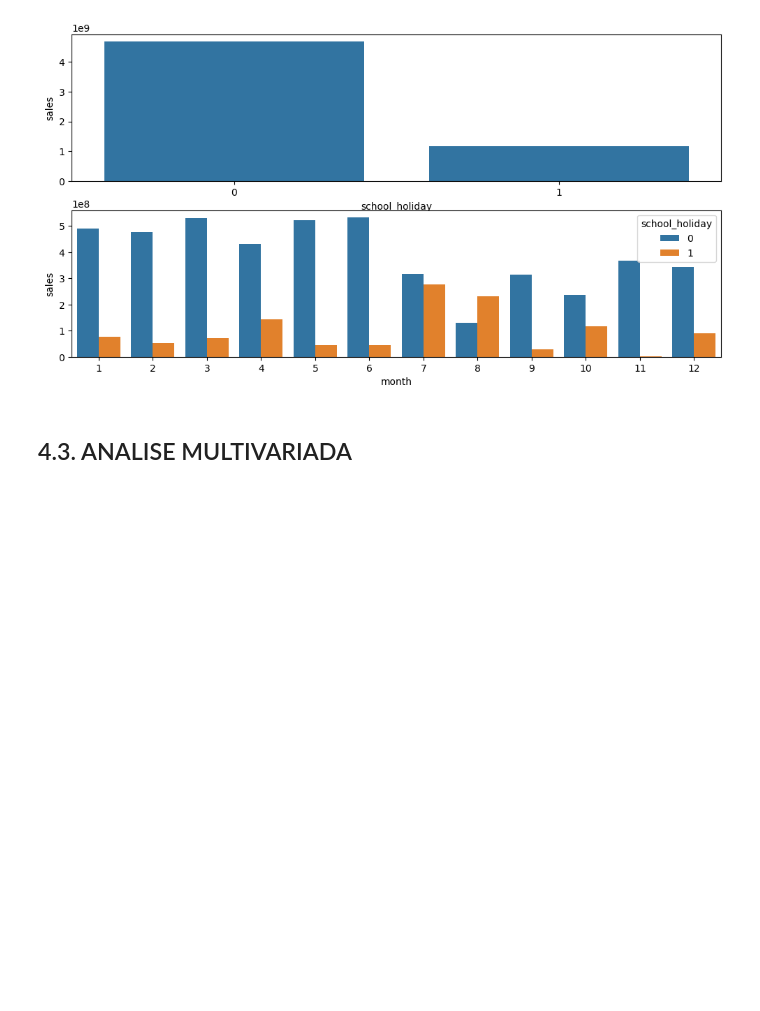
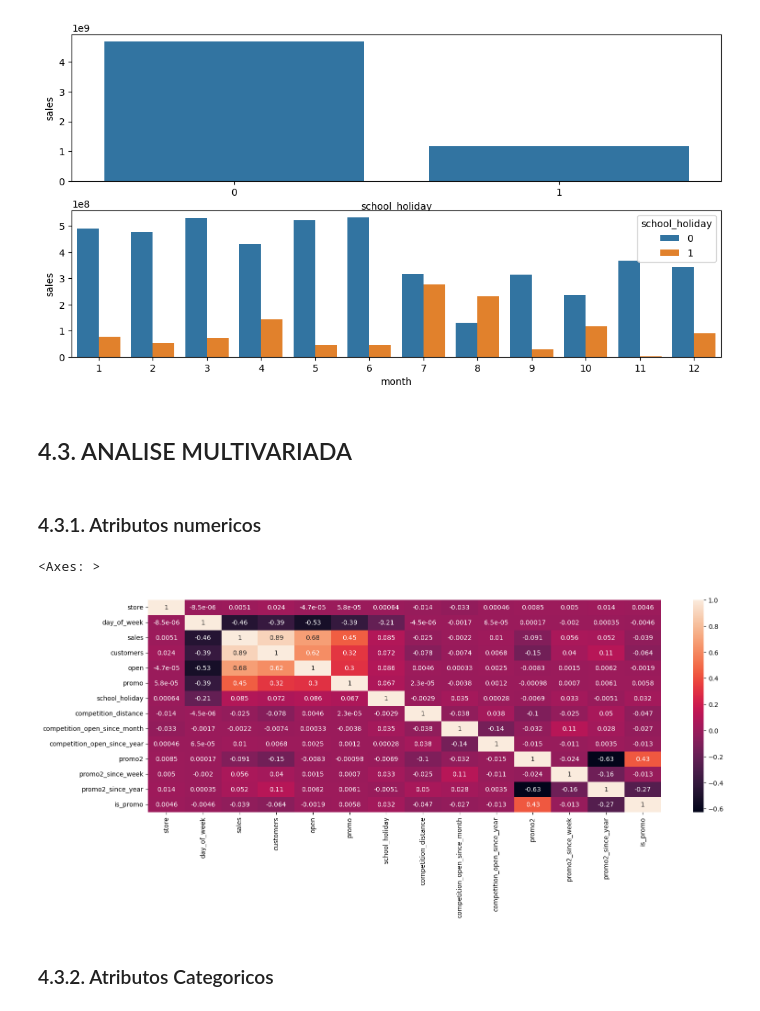
Before and after one commit to lucasleal7/ds_em_producao, a Jupyter notebook: m04_v01_store_sales_prediction.ipynb, the cells around one changed output. Cells and saved outputs as stored; diff of their text form; code cells hidden in the pictures; blank space fills up the shorter version.

```diff
--- a/m04_v01_store_sales_prediction.ipynb
+++ b/m04_v01_store_sales_prediction.ipynb
@@ -695,3 +691,15 @@ sns.barplot(x='month', y='sales',hue='school_holiday',data=aux2);
 [figure]
 # %% [markdown]
 ## 4.3. ANALISE MULTIVARIADA
+# %% [markdown]
+### 4.3.1. Atributos numericos
+# %%
+plt.figure(figsize= (18,6))
+
+correlation=atributo_num.corr(method='pearson')
+sns.heatmap(correlation, annot=True)
+# %% [output]
+<Axes: >
+[figure, added]
+# %% [markdown]
+### 4.3.2. Atributos Categoricos
```
Also changed, not shown: parts of 7 cells of this notebook.
